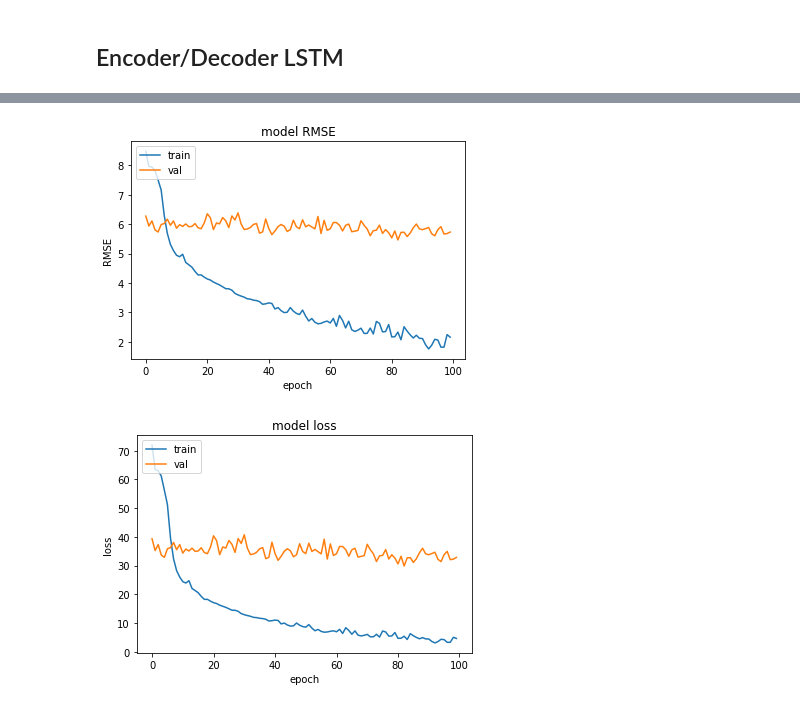
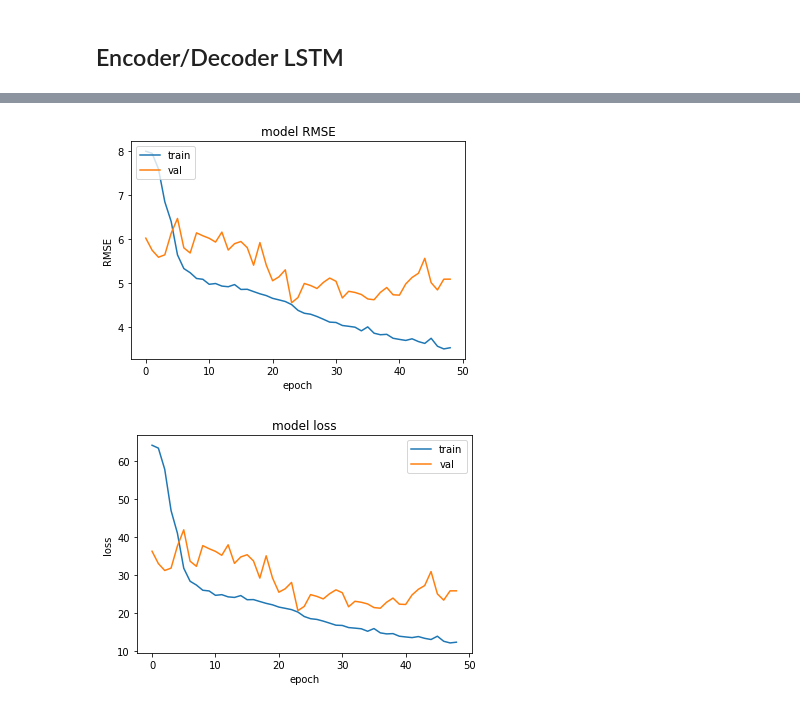
Before and after one commit to samsipe/amplify-microgrid-ai, a Jupyter notebook: notebooks/lstm-encoder-decoder.ipynb, the cells around one changed output, grey strips where cells are left out. Cells and saved outputs as stored; diff of their text form; code cells hidden in the pictures.

Commit message:
fixed normalization layer, RMSE 4.2, batch 2

```diff
--- a/notebooks/lstm-encoder-decoder.ipynb
+++ b/notebooks/lstm-encoder-decoder.ipynb
@@ -81,7 +84,7 @@ from keras.layers import Input, LSTM, Dense, RepeatVector, Normalization, TimeDi
 ## Encoder/Decoder LSTM
 # %%
 # Normalize to x_train data
-norm_layer = Normalization(axis=-1)
+norm_layer = Normalization(axis=-2)
 norm_layer.adapt(x_train)
 
 # Define the model
@@ -123,13 +139,12 @@ ________________________________________________________________________________
 # %%
 # Hyperparameters and callbacks
 
-BATCH  = 7
+BATCH  = 1
 EPOCHS = 100
 FACTOR = .9
 PATIENCE = 5
-count += 1
 
-log_dir = os.path.join('../','logs', str(count))
+log_dir = os.path.join('../','logs')
 model_path = os.path.join('../', 'models', "lstm_weights.hdf5")
 
 callbacks = [
@@ -143,14 +158,14 @@ callbacks = [
 
         verbose=1),
     tf.keras.callbacks.ReduceLROnPlateau(
-        monitor='loss',
+        monitor='val_loss',
         mode='min',
         factor=FACTOR,
         patience=PATIENCE,
         min_lr=1e-8,
         verbose=1),
     tf.keras.callbacks.EarlyStopping(
-        monitor="loss",
+        monitor="val_loss",
         mode='min',
         patience=5*PATIENCE,
         verbose=1)
@@ -203,36 +220,36 @@ def plot_history(history, metric):
         plt.plot(history.history['val_root_mean_squared_error'])
         plt.title('model RMSE')
         plt.ylabel('RMSE')
         plt.xlabel('epoch')
         plt.legend(['train', 'val'], loc='upper left')
         plt.show()
     elif metric == "mean_absolute_percentage_error":
         plt.plot(history.history["mean_absolute_percentage_error"])
         plt.plot(history.history["val_mean_absolute_percentage_error"])
         plt.title('model MAPE')
         plt.ylabel('MAPE')
         plt.xlabel('epoch')
-        plt.legend(['train', 'val'], loc='upper left')
+        plt.legend(['train', 'val'], loc='upper right')
         plt.show()
     elif metric == "mean_absolute_error":
         plt.plot(history.history["mean_absolute_error"])
         plt.plot(history.history["val_mean_absolute_error"])
         plt.title('model MAE')
         plt.ylabel('MAE')
         plt.xlabel('epoch')
-        plt.legend(['train', 'val'], loc='upper left')
+        plt.legend(['train', 'val'], loc='upper right')
         plt.show()
     # summarize history for loss
     plt.plot(history.history['loss'])
     plt.plot(history.history['val_loss'])
     plt.title('model loss')
     plt.ylabel('loss')
     plt.xlabel('epoch')
-    plt.legend(['train', 'val'], loc='upper left')
+    plt.legend(['train', 'val'], loc='upper right')
     plt.show()
 
 plot_history(history, 'root_mean_squared_error')
 # %% [output]
-[figure, old version]
+[figure, new version]
-[figure, old version]
+[figure, new version]
 # %%
```
Also changed, not shown: parts of 8 cells of this notebook.
